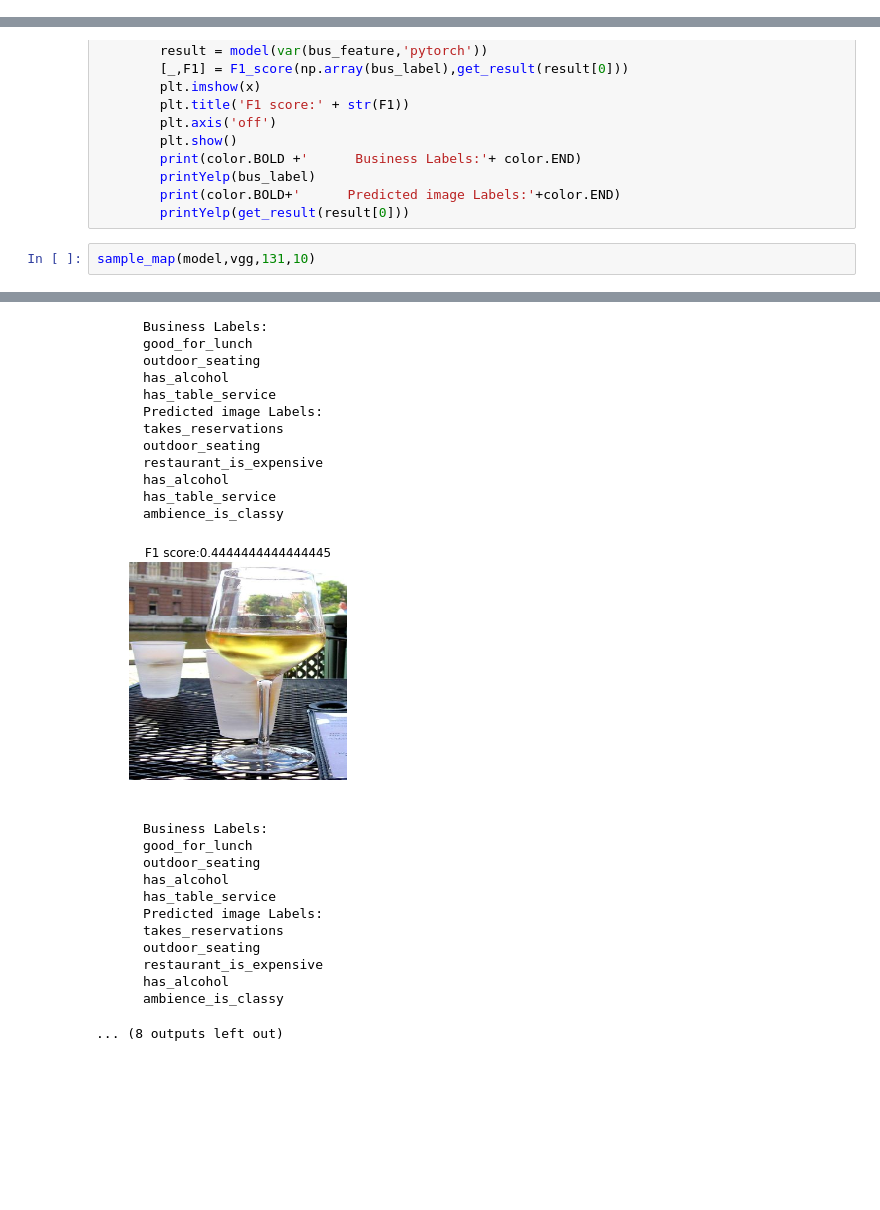
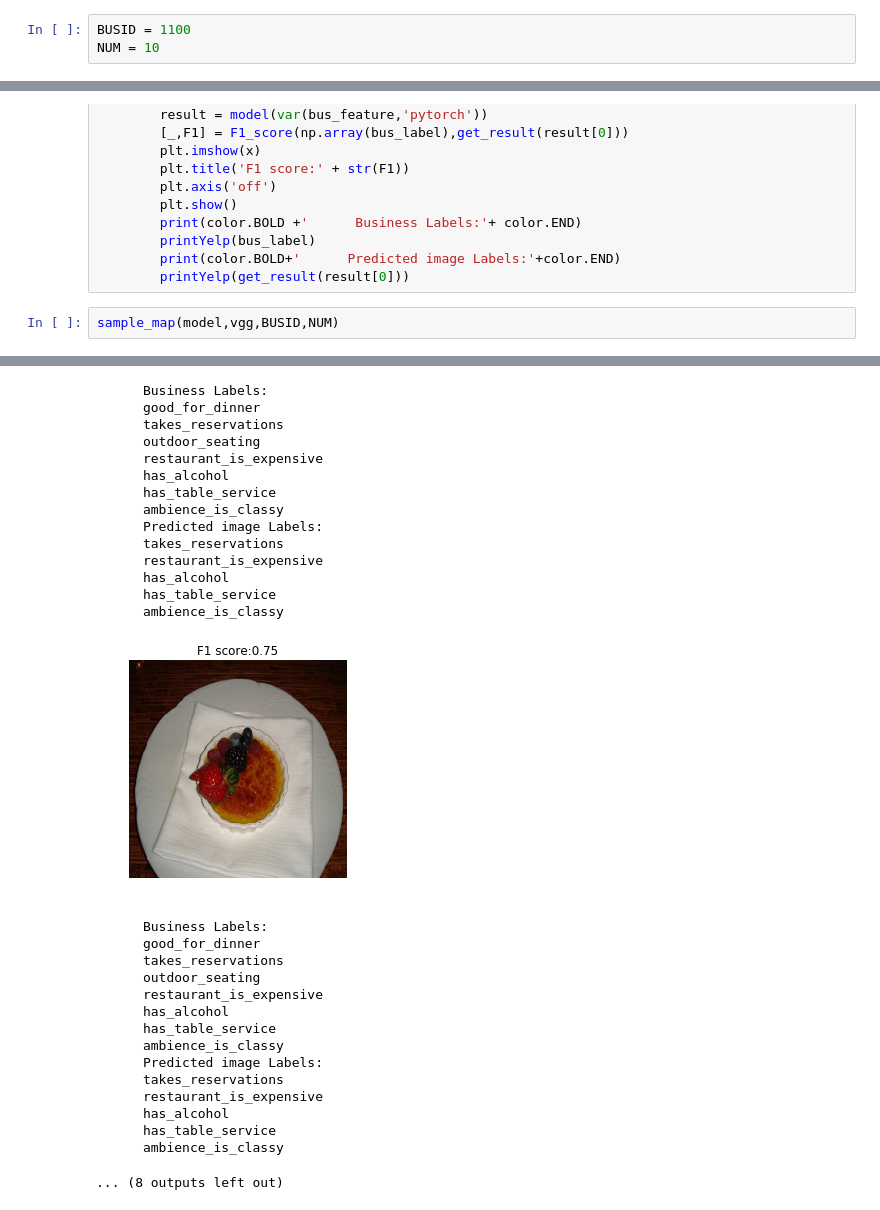
Before and after one commit to Mathison/Yelp-Restaurant-Photo-Classification, a Jupyter notebook: ViewPhotoLabels.ipynb, the cells around one changed output, grey strips where cells are left out. Drawn from its saved outputs; the diff is of its cells as text; blank space fills up the shorter version.

```diff
--- a/ViewPhotoLabels.ipynb
+++ b/ViewPhotoLabels.ipynb
@@ -31,5 +23,8 @@ import torch.optim as optim
 # %%
 cuda =True
+# %%
+BUSID = 1100
+NUM = 10
 # %%
 class color:
    PURPLE = '\033[95m'
@@ -240,5 +233,5 @@ def sample_map(model,model_extractfeatures,business_id,img_num):
         print(color.BOLD+'      Predicted image Labels:'+color.END)
         printYelp(get_result(result[0]))
 # %%
-sample_map(model,vgg,131,10)
+sample_map(model,vgg,BUSID,NUM)
 # %% [output]
@@ -293,25 +301,30 @@ sample_map(model,vgg,131,10)
       Business Labels:
-      good_for_lunch
-      outdoor_seating
-      has_alcohol
-      has_table_service
-      Predicted image Labels:
+      good_for_dinner
       takes_reservations
       outdoor_seating
       restaurant_is_expensive
       has_alcohol
       has_table_service
       ambience_is_classy
+      Predicted image Labels:
+      takes_reservations
+      restaurant_is_expensive
+      has_alcohol
+      has_table_service
+      ambience_is_classy
-[figure, old version]
+[figure, new version]
       Business Labels:
-      good_for_lunch
-      outdoor_seating
-      has_alcohol
-      has_table_service
-      Predicted image Labels:
+      good_for_dinner
       takes_reservations
       outdoor_seating
       restaurant_is_expensive
       has_alcohol
+      has_table_service
       ambience_is_classy
+      Predicted image Labels:
+      takes_reservations
+      restaurant_is_expensive
+      has_alcohol
+      has_table_service
+      ambience_is_classy
 ... (8 outputs left out)
```
Also changed, not shown: parts of 5 cells of this notebook.
